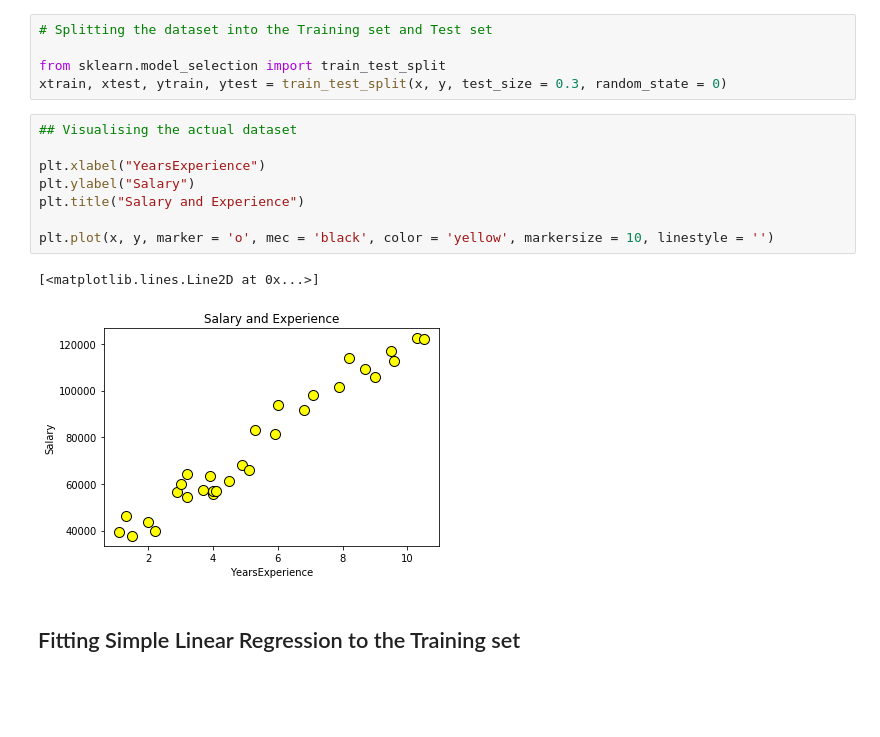
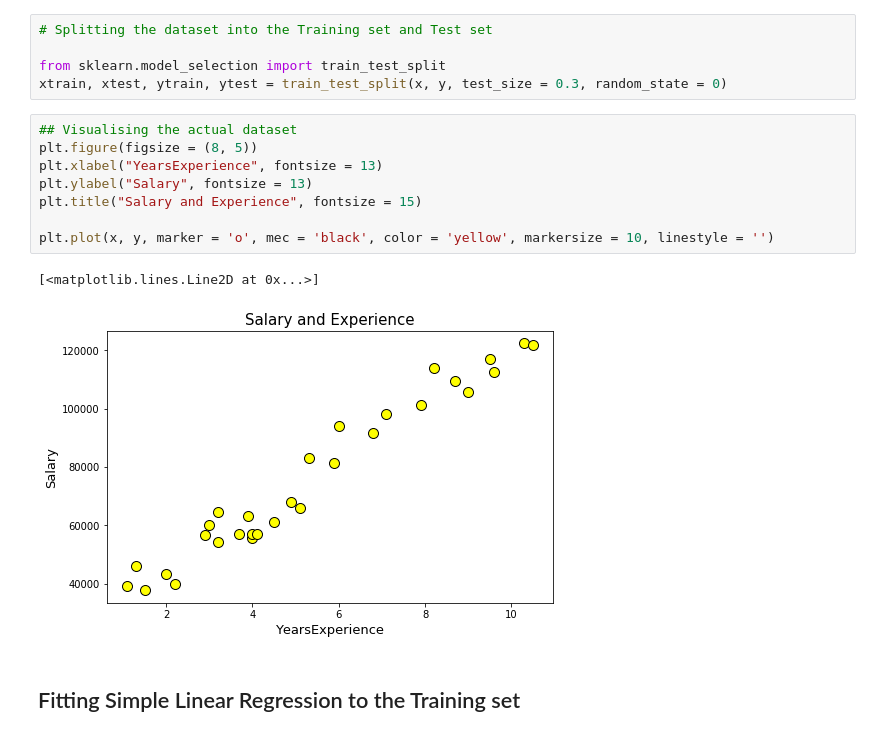
Before and after one commit to SnehashisPattanayak007/Machine-Learning-A-Z-Hands-On-Python-R-In-Data-Science_Python-Implementation, a Jupyter notebook: Regression/Simple Linear Regression/simple_linear_regression.ipynb, the cells around one changed output. Cells and saved outputs as stored; diff of their text form; blank space fills up the shorter version.

```diff
--- a/Regression/Simple Linear Regression/simple_linear_regression.ipynb
+++ b/Regression/Simple Linear Regression/simple_linear_regression.ipynb
@@ -26,15 +26,15 @@ from sklearn.model_selection import train_test_split
 xtrain, xtest, ytrain, ytest = train_test_split(x, y, test_size = 0.3, random_state = 0)
 # %%
 ## Visualising the actual dataset
-
-plt.xlabel("YearsExperience")
-plt.ylabel("Salary")
-plt.title("Salary and Experience")
+plt.figure(figsize = (8, 5))
+plt.xlabel("YearsExperience", fontsize = 13)
+plt.ylabel("Salary", fontsize = 13)
+plt.title("Salary and Experience", fontsize = 15)
 
 plt.plot(x, y, marker = 'o', mec = 'black', color = 'yellow', markersize = 10, linestyle = '')
 # %% [output]
 [<matplotlib.lines.Line2D at 0x...>]
-[figure, old version]
+[figure, new version]
 # %% [markdown]
 ## Fitting Simple Linear Regression to the Training set
 # %%
```
Also changed, not shown: parts of 1 cell of this notebook, 1 other file.
